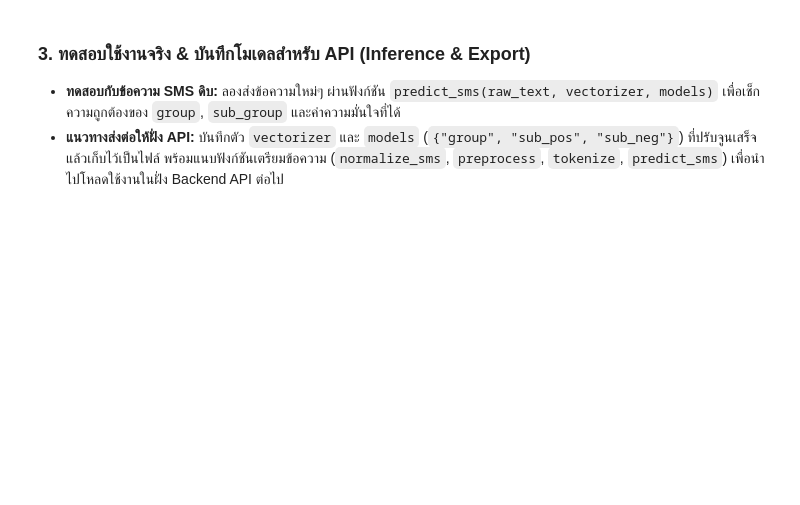
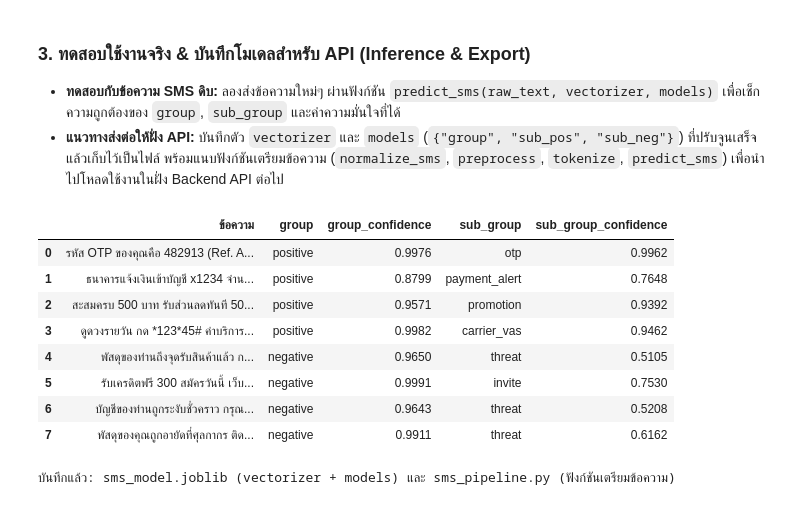
Before and after one commit to CurveQz/ProjectScamDetec, a Jupyter notebook: main.ipynb, the cells around one changed output. Cells and saved outputs as stored; diff of their text form; code cells hidden in the pictures; blank space fills up the shorter version.

Commit message:
Add SMS model pipeline

```diff
--- a/main.ipynb
+++ b/main.ipynb
@@ -620,3 +726,66 @@ models = train_models_cfg(X_train_vec, y_train, BEST_CFG)
 ### 3. ทดสอบใช้งานจริง & บันทึกโมเดลสำหรับ API (Inference & Export)
 - **ทดสอบกับข้อความ SMS ดิบ:** ลองส่งข้อความใหม่ๆ ผ่านฟังก์ชัน `predict_sms(raw_text, vectorizer, models)` เพื่อเช็กความถูกต้องของ `group`, `sub_group` และค่าความมั่นใจที่ได้
 - **แนวทางส่งต่อให้ฝั่ง API:** บันทึกตัว `vectorizer` และ `models` (`{"group", "sub_pos", "sub_neg"}`) ที่ปรับจูนเสร็จแล้วเก็บไว้เป็นไฟล์ พร้อมแนบฟังก์ชันเตรียมข้อความ (`normalize_sms`, `preprocess`, `tokenize`, `predict_sms`) เพื่อนำไปโหลดใช้งานในฝั่ง Backend API ต่อไป
+# %%
+# 3.1 ทดสอบกับข้อความ SMS ดิบ
+test_messages = [
+    "รหัส OTP ของคุณคือ 482913 (Ref. AB12CD) ใช้ได้ภายใน 5 นาที ห้ามบอกรหัสนี้กับผู้อื่น",
+    "ธนาคารแจ้งเงินเข้าบัญชี x1234 จำนวน 1,500.00 บาท วันที่ 15/11/2569 เวลา 10:32 น.",
+    "สะสมครบ 500 บาท รับส่วนลดทันที 50 บาท ที่ร้านค้าที่ร่วมรายการ ตั้งแต่วันนี้ถึง 30 พ.ย.",
+    "ดูดวงรายวัน กด *123*45# ค่าบริการ 6 บาท/วัน ยกเลิกโทร 1175",
+    "พัสดุของท่านถึงจุดรับสินค้าแล้ว กรุณามารับภายใน 3 วัน",
+    "รับเครดิตฟรี 300 สมัครวันนี้ เว็บตรง ฝากถอนไม่มีขั้นต่ำ ไลน์ @bet789",
+    "บัญชีของท่านถูกระงับชั่วคราว กรุณายืนยันตัวตนที่ http://kbank-verify.xyz/login",
+    "พัสดุของคุณถูกอายัดที่ศุลกากร ติดต่อภายใน 24 ชม. มิฉะนั้นจะถูกดำเนินคดี",
+]
+
+test_result = pd.DataFrame(
+    [{"ข้อความ": m, **predict_sms(m, vectorizer, models)} for m in test_messages]
+)
+with pd.option_context("display.max_colwidth", 60, "display.width", 220):
+    display(test_result)
+
+
+# 3.2 บันทึก vectorizer และ models
+MODEL_PATH = "sms_model.joblib"
+joblib.dump({"vectorizer": vectorizer, "models": models}, MODEL_PATH, compress=3)
+
+
+# 3.3 แนบฟังก์ชันเตรียมข้อความ (สร้างเป็นไฟล์ sms_pipeline.py)
+REGEX_NAMES = ["URL_RE", "LINE_RE", "USSD_RE", "DATE_RE", "TIME_RE", "OTP_RE", "OTP_TH_RE",
+               "REF_RE", "REF_TH_RE", "PHONE_RE", "AMOUNT_RE",
+               "_UNIT", "_CHUNK", "_ZERO_WIDTH", "_PAREN"]
+EXPORT_FUNCS = [_word_cost, _cost, _fix_chunk, normalize_sms, preprocess, tokenize, predict_sms]
+
+module_header = f'''"""โมดูลเตรียมข้อความ SMS สำหรับ Backend API (สร้างอัตโนมัติจาก main.ipynb)"""
+import re, math, unicodedata, itertools
+from functools import lru_cache
+import numpy as np
+from pythainlp.tokenize import word_tokenize
+from pythainlp.util import normalize as th_normalize
+from pythainlp.corpus import thai_words
+from pythainlp.corpus.tnc import word_freqs
+
+LOOKALIKES = {LOOKALIKES!r}
+_FREQ = dict(word_freqs())
+_LOG_TOTAL = math.log(sum(_FREQ.values()))
+_DICT = set(thai_words())
+'''
+regex_defs = "\n".join(f"{n} = re.compile({globals()[n].pattern!r}, {globals()[n].flags})" for n in REGEX_NAMES)
+func_defs  = "\n\n".join(inspect.getsource(f) for f in EXPORT_FUNCS)
+
+with open("sms_pipeline.py", "w", encoding="utf-8") as f:
+    f.write(module_header + "\n" + regex_defs + "\n\n\n" + func_defs + "\n")
+
+print(f"บันทึกแล้ว: {MODEL_PATH} (vectorizer + models) และ sms_pipeline.py (ฟังก์ชันเตรียมข้อความ)")
+# %% [output]
+|  | ข้อความ | group | group_confidence | sub_group | sub_group_confidence |
+| 0 | รหัส OTP ของคุณคือ 482913 (Ref. A... | positive | 0.9976 | otp | 0.9962 |
+| 1 | ธนาคารแจ้งเงินเข้าบัญชี x1234 จำน... | positive | 0.8799 | payment_alert | 0.7648 |
+| 2 | สะสมครบ 500 บาท รับส่วนลดทันที 50... | positive | 0.9571 | promotion | 0.9392 |
+| 3 | ดูดวงรายวัน กด *123*45# ค่าบริการ... | positive | 0.9982 | carrier_vas | 0.9462 |
+| 4 | พัสดุของท่านถึงจุดรับสินค้าแล้ว ก... | negative | 0.9650 | threat | 0.5105 |
+| 5 | รับเครดิตฟรี 300 สมัครวันนี้ เว็บ... | negative | 0.9991 | invite | 0.7530 |
+| 6 | บัญชีของท่านถูกระงับชั่วคราว กรุณ... | negative | 0.9643 | threat | 0.5208 |
+| 7 | พัสดุของคุณถูกอายัดที่ศุลกากร ติด... | negative | 0.9911 | threat | 0.6162 |
+บันทึกแล้ว: sms_model.joblib (vectorizer + models) และ sms_pipeline.py (ฟังก์ชันเตรียมข้อความ)
```
Also changed, not shown: parts of 7 cells of this notebook, 2 other files.
